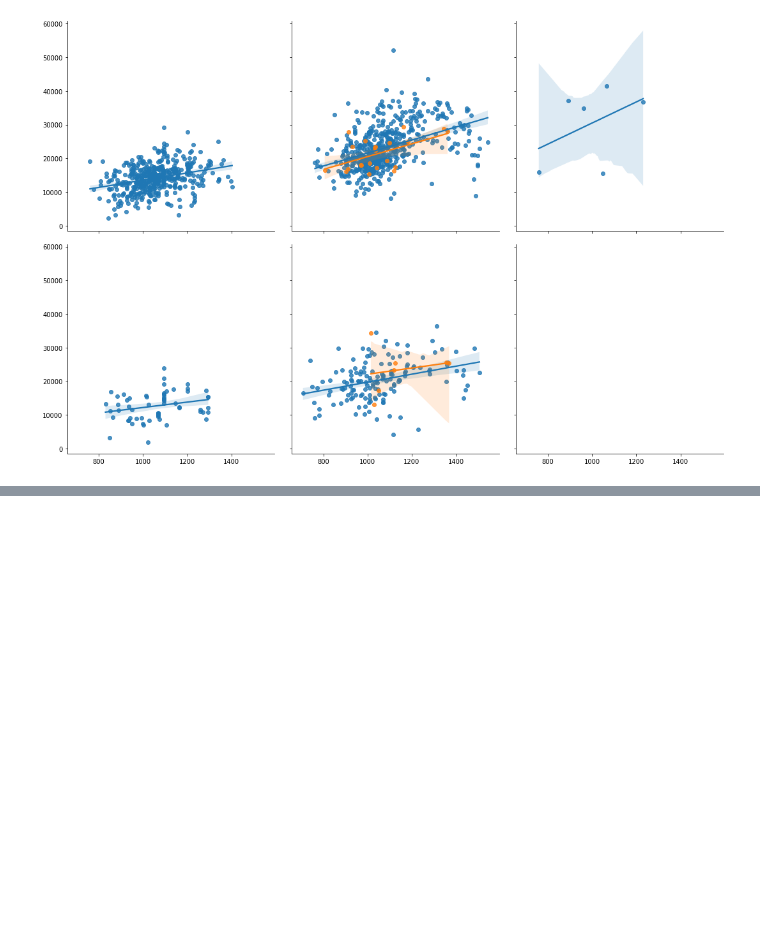
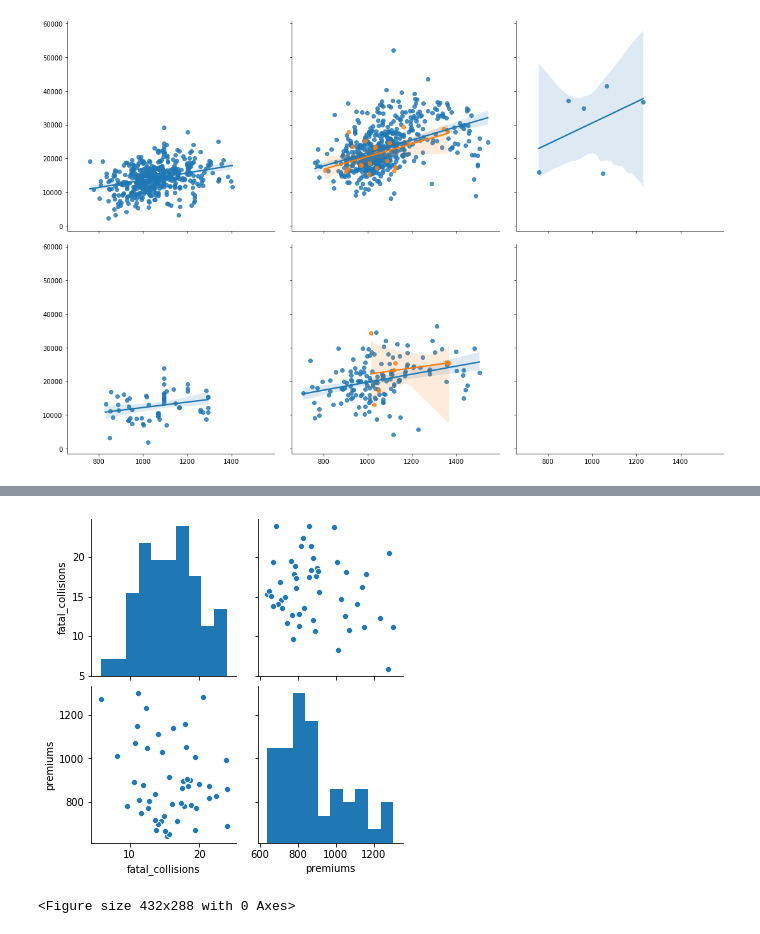
Before and after one commit to Alumasa/Python-for-data-science, a Jupyter notebook: Intermediate Seaborn.ipynb, the cells around one changed output, grey strips where cells are left out. Drawn from its saved outputs; the diff is of its cells as text; code cells hidden in the pictures; blank space fills up the shorter version.

```diff
--- a/Intermediate Seaborn.ipynb
+++ b/Intermediate Seaborn.ipynb
@@ -710,0 +736,11 @@ IndexError: invalid index to scalar variable.
+# %%
+# Create a pairwise plot of the variables using a scatter plot
+sns.pairplot(data=df,
+        vars=["fatal_collisions", "premiums"],
+        kind='scatter')
+
+plt.show()
+plt.clf()
+# %% [output]
+[figure, added]
+<Figure size 432x288 with 0 Axes>
```
Also changed, not shown: parts of 7 cells of this notebook.
